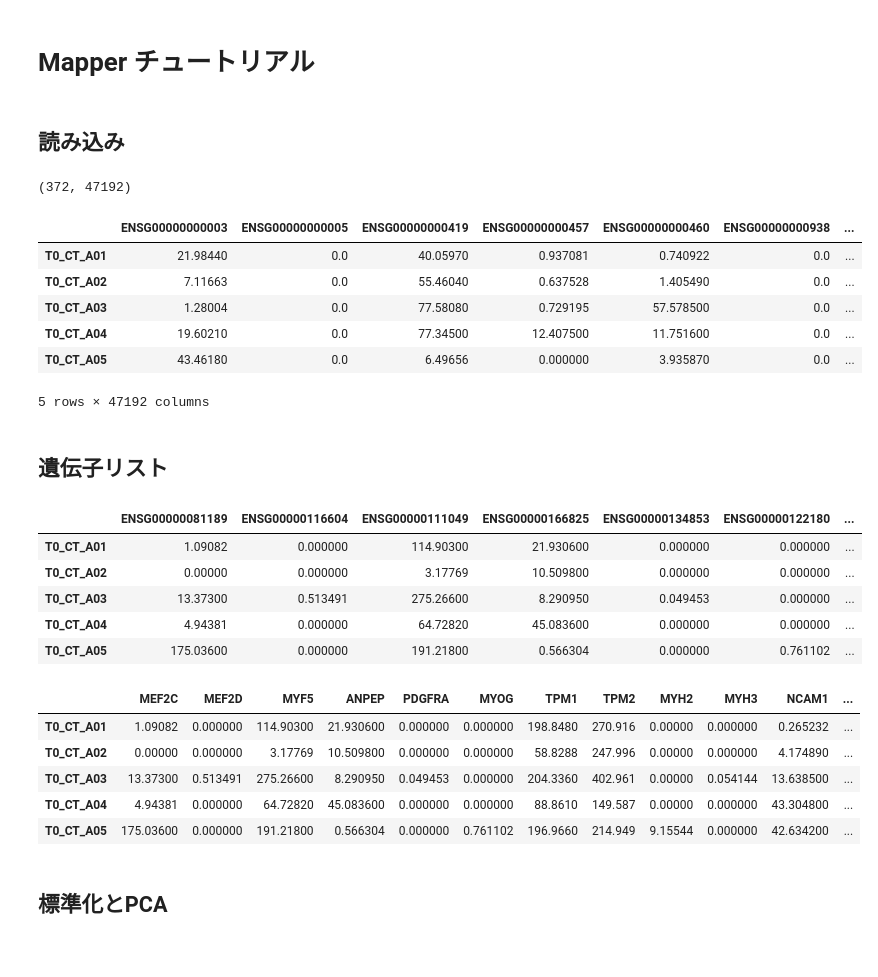
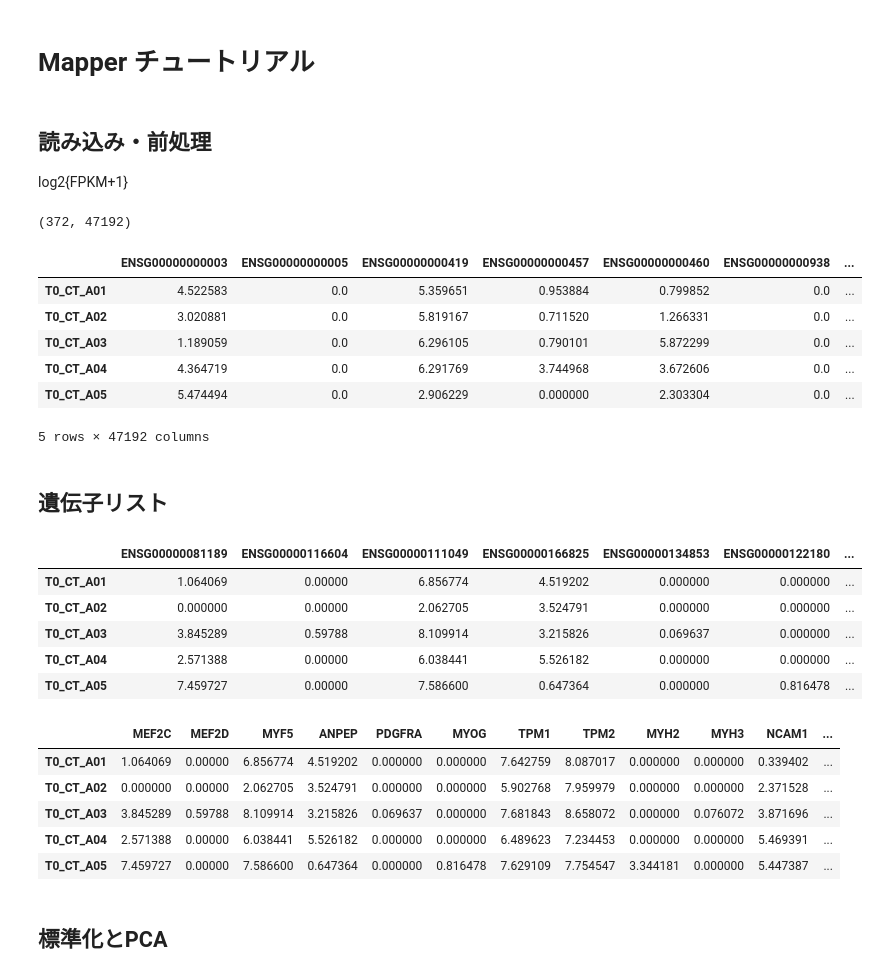
Before and after one commit to tMaehashi/Mapper-Introduction, a Jupyter notebook: single_cell/tutorial.ipynb, the cells around one changed output. Saved outputs shown, nothing was run; the diff lists cells and outputs as text; code cells hidden in the pictures.

```diff
--- a/single_cell/tutorial.ipynb
+++ b/single_cell/tutorial.ipynb
@@ -6,19 +6,21 @@ import matplotlib.pyplot as plt
 import japanize_matplotlib
 import numpy as np
 # %% [markdown]
-## 読み込み
+## 読み込み・前処理
+log2{FPKM+1}
 # %%
 data = pd.read_csv('Trapnell.csv', index_col=0)
+data = np.log2(data+1)
 print(data.shape)
 data.head()
 # %% [output]
 (372, 47192)
 |  | ENSG00000000003 | ENSG00000000005 | ENSG00000000419 | ENSG00000000457 | ENSG00000000460 | ENSG00000000938 | ... |
-| T0_CT_A01 | 21.98440 | 0.0 | 40.05970 | 0.937081 | 0.740922 | 0.0 | ... |
-| T0_CT_A02 | 7.11663 | 0.0 | 55.46040 | 0.637528 | 1.405490 | 0.0 | ... |
-| T0_CT_A03 | 1.28004 | 0.0 | 77.58080 | 0.729195 | 57.578500 | 0.0 | ... |
-| T0_CT_A04 | 19.60210 | 0.0 | 77.34500 | 12.407500 | 11.751600 | 0.0 | ... |
-| T0_CT_A05 | 43.46180 | 0.0 | 6.49656 | 0.000000 | 3.935870 | 0.0 | ... |
+| T0_CT_A01 | 4.522583 | 0.0 | 5.359651 | 0.953884 | 0.799852 | 0.0 | ... |
+| T0_CT_A02 | 3.020881 | 0.0 | 5.819167 | 0.711520 | 1.266331 | 0.0 | ... |
+| T0_CT_A03 | 1.189059 | 0.0 | 6.296105 | 0.790101 | 5.872299 | 0.0 | ... |
+| T0_CT_A04 | 4.364719 | 0.0 | 6.291769 | 3.744968 | 3.672606 | 0.0 | ... |
+| T0_CT_A05 | 5.474494 | 0.0 | 2.906229 | 0.000000 | 2.303304 | 0.0 | ... |
 5 rows × 47192 columns
 # %% [markdown]
 ## 遺伝子リスト
@@ -33,11 +35,11 @@ df = data.loc[:, ['ENSG00000081189', 'ENSG00000116604', 'ENSG00000111049', 'ENSG
 df.head()
 # %% [output]
 |  | ENSG00000081189 | ENSG00000116604 | ENSG00000111049 | ENSG00000166825 | ENSG00000134853 | ENSG00000122180 | ... |
-| T0_CT_A01 | 1.09082 | 0.000000 | 114.90300 | 21.930600 | 0.000000 | 0.000000 | ... |
-| T0_CT_A02 | 0.00000 | 0.000000 | 3.17769 | 10.509800 | 0.000000 | 0.000000 | ... |
-| T0_CT_A03 | 13.37300 | 0.513491 | 275.26600 | 8.290950 | 0.049453 | 0.000000 | ... |
-| T0_CT_A04 | 4.94381 | 0.000000 | 64.72820 | 45.083600 | 0.000000 | 0.000000 | ... |
-| T0_CT_A05 | 175.03600 | 0.000000 | 191.21800 | 0.566304 | 0.000000 | 0.761102 | ... |
+| T0_CT_A01 | 1.064069 | 0.00000 | 6.856774 | 4.519202 | 0.000000 | 0.000000 | ... |
+| T0_CT_A02 | 0.000000 | 0.00000 | 2.062705 | 3.524791 | 0.000000 | 0.000000 | ... |
+| T0_CT_A03 | 3.845289 | 0.59788 | 8.109914 | 3.215826 | 0.069637 | 0.000000 | ... |
+| T0_CT_A04 | 2.571388 | 0.00000 | 6.038441 | 5.526182 | 0.000000 | 0.000000 | ... |
+| T0_CT_A05 | 7.459727 | 0.00000 | 7.586600 | 0.647364 | 0.000000 | 0.816478 | ... |
 # %%
 genes = ['MEF2C', 'MEF2D', 'MYF5', 'ANPEP', 'PDGFRA', 'MYOG', 'TPM1', 'TPM2',\
          'MYH2', 'MYH3', 'NCAM1', 'TNNT1', 'TNNT2', 'TNNC1', 'CDK1', 'CDK2',\
@@ -47,11 +49,11 @@ df.columns = genes
 df.head()
 # %% [output]
 |  | MEF2C | MEF2D | MYF5 | ANPEP | PDGFRA | MYOG | TPM1 | TPM2 | MYH2 | MYH3 | NCAM1 | ... |
-| T0_CT_A01 | 1.09082 | 0.000000 | 114.90300 | 21.930600 | 0.000000 | 0.000000 | 198.8480 | 270.916 | 0.00000 | 0.000000 | 0.265232 | ... |
-| T0_CT_A02 | 0.00000 | 0.000000 | 3.17769 | 10.509800 | 0.000000 | 0.000000 | 58.8288 | 247.996 | 0.00000 | 0.000000 | 4.174890 | ... |
-| T0_CT_A03 | 13.37300 | 0.513491 | 275.26600 | 8.290950 | 0.049453 | 0.000000 | 204.3360 | 402.961 | 0.00000 | 0.054144 | 13.638500 | ... |
-| T0_CT_A04 | 4.94381 | 0.000000 | 64.72820 | 45.083600 | 0.000000 | 0.000000 | 88.8610 | 149.587 | 0.00000 | 0.000000 | 43.304800 | ... |
-| T0_CT_A05 | 175.03600 | 0.000000 | 191.21800 | 0.566304 | 0.000000 | 0.761102 | 196.9660 | 214.949 | 9.15544 | 0.000000 | 42.634200 | ... |
+| T0_CT_A01 | 1.064069 | 0.00000 | 6.856774 | 4.519202 | 0.000000 | 0.000000 | 7.642759 | 8.087017 | 0.000000 | 0.000000 | 0.339402 | ... |
+| T0_CT_A02 | 0.000000 | 0.00000 | 2.062705 | 3.524791 | 0.000000 | 0.000000 | 5.902768 | 7.959979 | 0.000000 | 0.000000 | 2.371528 | ... |
+| T0_CT_A03 | 3.845289 | 0.59788 | 8.109914 | 3.215826 | 0.069637 | 0.000000 | 7.681843 | 8.658072 | 0.000000 | 0.076072 | 3.871696 | ... |
+| T0_CT_A04 | 2.571388 | 0.00000 | 6.038441 | 5.526182 | 0.000000 | 0.000000 | 6.489623 | 7.234453 | 0.000000 | 0.000000 | 5.469391 | ... |
+| T0_CT_A05 | 7.459727 | 0.00000 | 7.586600 | 0.647364 | 0.000000 | 0.816478 | 7.629109 | 7.754547 | 3.344181 | 0.000000 | 5.447387 | ... |
 # %% [markdown]
 ## 標準化とPCA
 # %%
```
Also changed, not shown: parts of 10 cells of this notebook.
